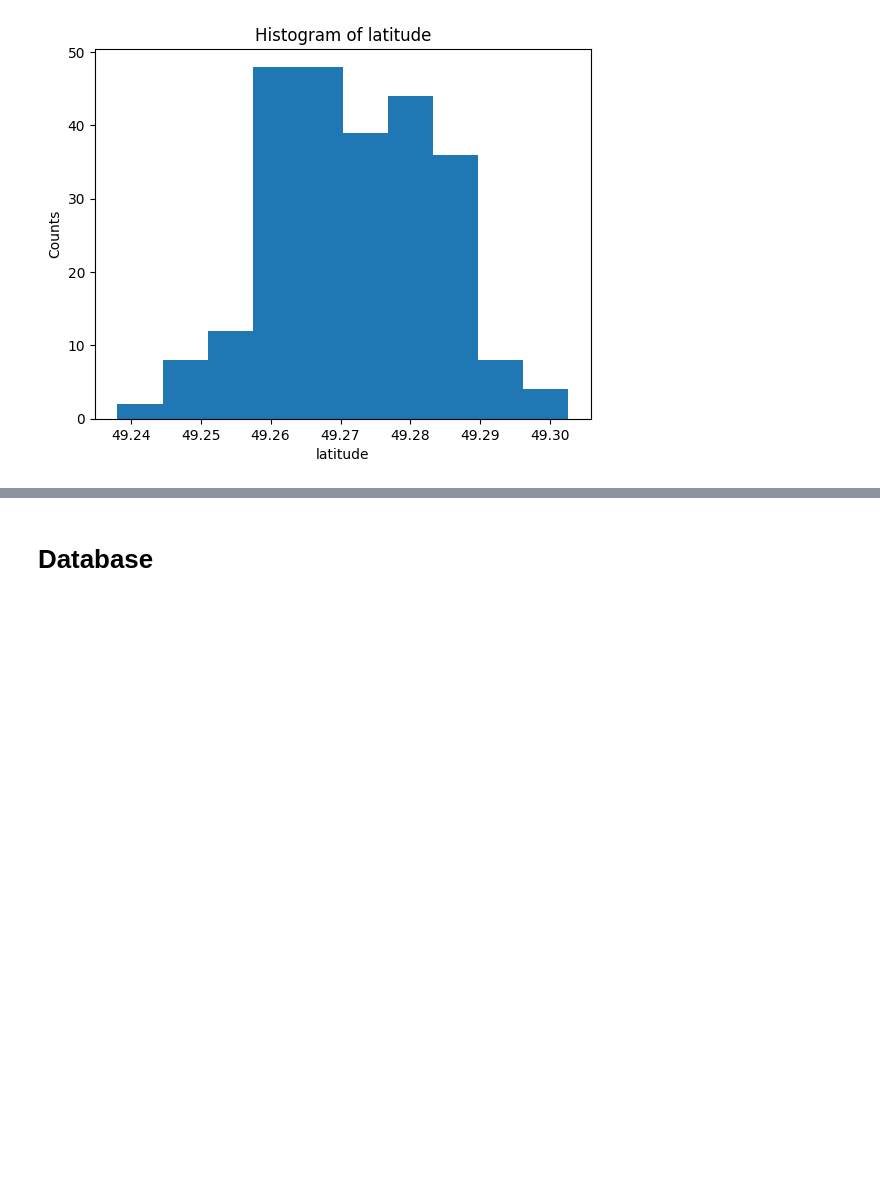
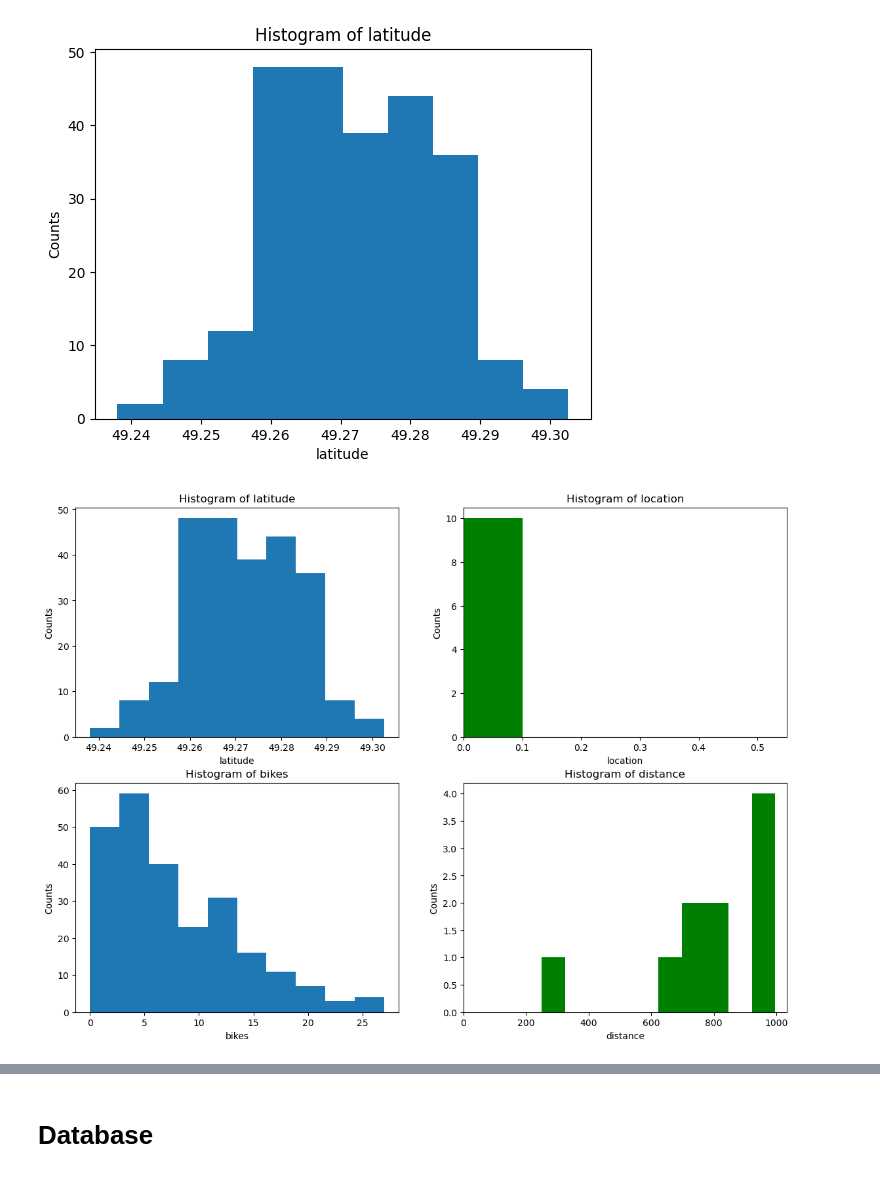
Before and after one commit to AlexUdekwu/Statistical-modelling-project, a Jupyter notebook: notebooks/joining_data.ipynb, the cells around one changed output, grey strips where cells are left out. Drawn from its saved outputs; the diff is of its cells as text; code cells hidden in the pictures; blank space fills up the shorter version.

```diff
--- a/notebooks/joining_data.ipynb
+++ b/notebooks/joining_data.ipynb
@@ -165,3 +176,39 @@ ax.set_ylabel('Counts')
 plt.show()
 # %% [output]
 [figure]
+# %%
+fig, axes = plt.subplots(nrows = 2,
+                         ncols = 2,
+                         figsize=(14, 10)        # units up to debate?
+                        )
+
+##Plot 0,0
+axes[0,0].hist(df_combine['latitude'])
+axes[0,0].set_title('Histogram of latitude')
+axes[0,0].set_xlabel('latitude')
+axes[0,0].set_ylabel('Counts')
+
+##Plot 0,1
+axes[0,1].hist(df_combine['location'], color='green')
+axes[0,1].set_title('Histogram of location')
+axes[0,1].set_xlabel('location')
+axes[0,1].set_ylabel('Counts')
+axes[0,1].set_xlim(left=0)
+#axes[0,1].set_xlim(right=0)
+
+##Plot 1,0
+axes[1,0].hist(df_combine['bikes'])
+axes[1,0].set_title('Histogram of bikes')
+axes[1,0].set_xlabel('bikes')
+axes[1,0].set_ylabel('Counts')
+
+##Plot 1,1
+axes[1,1].hist(df_combine['distance'], bins=10, color='green')
+axes[1,1].set_title('Histogram of distance')
+axes[1,1].set_xlabel('distance')
+axes[1,1].set_ylabel('Counts')
+axes[1,1].set_xlim(left=0)
+
+plt.show()
+# %% [output]
+[figure, added]
```
Also changed, not shown: parts of 10 cells of this notebook, 1 other file.
